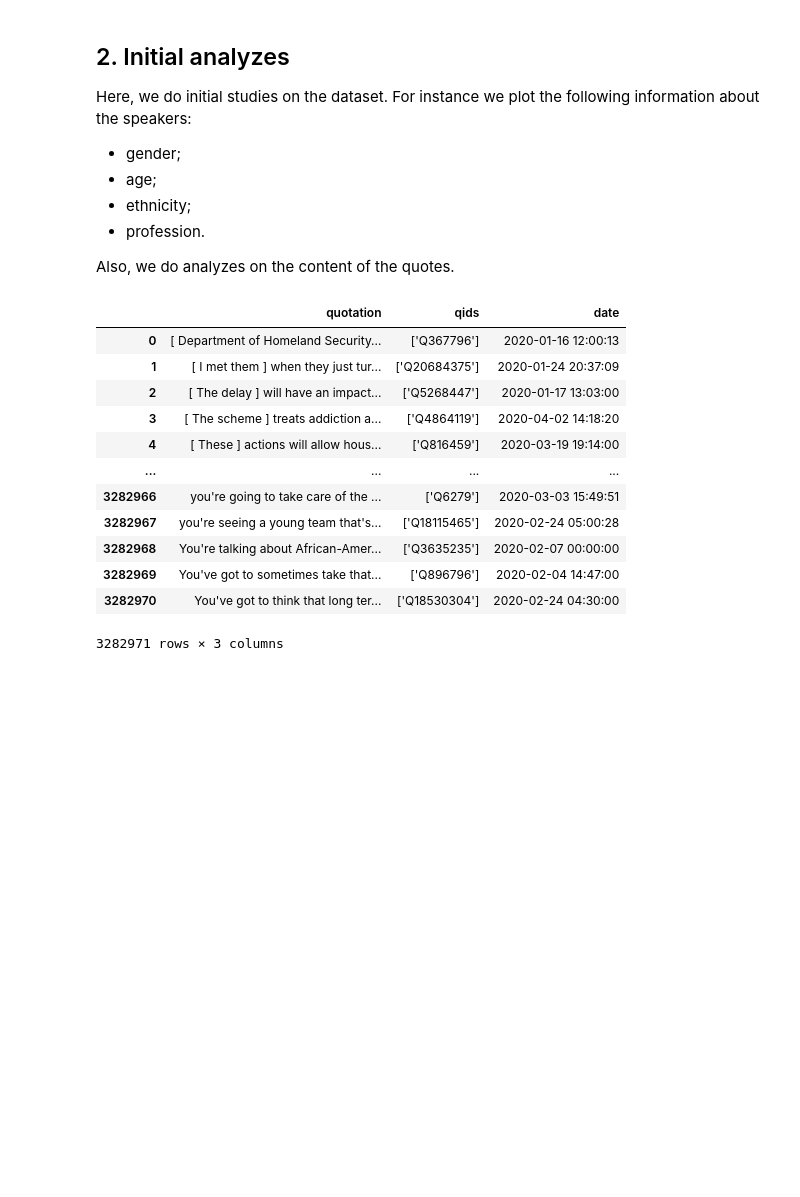
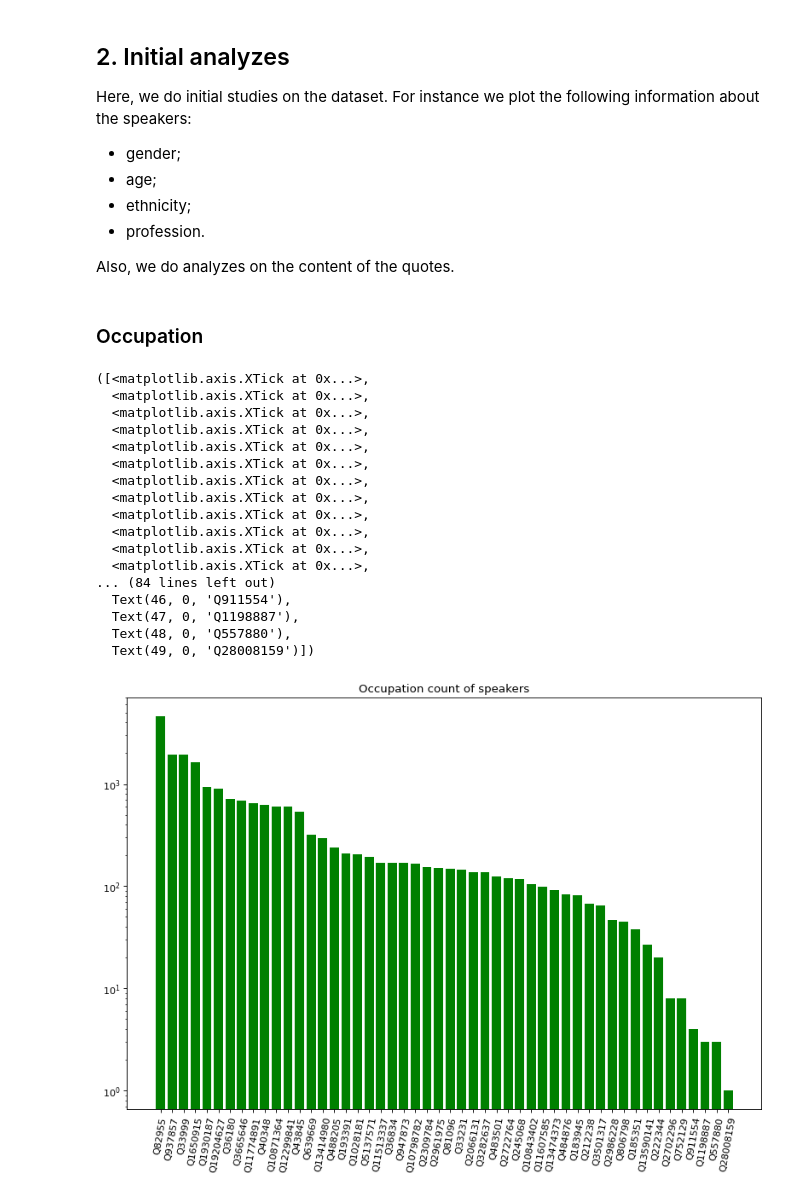
Before and after one commit to epfl-ada/ada-2021-project-quotebankers, a Jupyter notebook: initial_analysys.ipynb, the cells around one changed output. Cells and saved outputs as stored; diff of their text form; code cells hidden in the pictures; blank space fills up the shorter version.

Commit message:
Plotted persons occupations. Missing to translate qids to actual professions

```diff
--- a/initial_analysys.ipynb
+++ b/initial_analysys.ipynb
@@ -108,16 +74,50 @@ df = df.drop(columns=['probas', 'speaker'])
-# %%
-df
-# %% [output]
-|  | quotation | qids | date |
-| 0 | [ Department of Homeland Security... | ['Q367796'] | 2020-01-16 12:00:13 |
-| 1 | [ I met them ] when they just tur... | ['Q20684375'] | 2020-01-24 20:37:09 |
-| 2 | [ The delay ] will have an impact... | ['Q5268447'] | 2020-01-17 13:03:00 |
-| 3 | [ The scheme ] treats addiction a... | ['Q4864119'] | 2020-04-02 14:18:20 |
-| 4 | [ These ] actions will allow hous... | ['Q816459'] | 2020-03-19 19:14:00 |
-| ... | ... | ... | ... |
-| 3282966 | you're going to take care of the ... | ['Q6279'] | 2020-03-03 15:49:51 |
-| 3282967 | you're seeing a young team that's... | ['Q18115465'] | 2020-02-24 05:00:28 |
-| 3282968 | You're talking about African-Amer... | ['Q3635235'] | 2020-02-07 00:00:00 |
-| 3282969 | You've got to sometimes take that... | ['Q896796'] | 2020-02-04 14:47:00 |
-| 3282970 | You've got to think that long ter... | ['Q18530304'] | 2020-02-24 04:30:00 |
-3282971 rows × 3 columns
+# %%
+df = pd.read_csv('data/clean-quotes-2020.bz2', compression='bz2')
+df = df.sample(n=100_000, random_state=1)
+
+author_attributes = pd.read_parquet('data/speaker_attributes.parquet')
+author_attributes.set_index('id', inplace=True)
+# %% [markdown]
+### Occupation
+# %%
+# Get the unique qids from the quotations df, we don't want to count the same speaker more than once:
+unique_qids = df.qids.unique().tolist()
+
+# Out of unique_qids, keep the qids of unambiguous authors whose qid exists in the parquet file:
+wanted_qids = [eval(qid)[0] for qid in unique_qids if len(eval(qid)) == 1 and eval(qid)[0] in author_attributes.index]
+
+# Get the rows of the authors having the wanted qids
+authors = author_attributes.loc[wanted_qids]
+
+# Get the authors occupations and count them
+occupation_ids = [occ_id[0] for occ_id in authors.occupation.values if not occ_id is None]
+occupation_count = Counter(occupation_ids)
+occupation_count_sorted = dict(sorted(occupation_count.items(), key=lambda x: x[1], reverse=True))
+top_50_occupations = dict(itertools.islice(occupation_count.items(), 50))
+top_50_occupations_sorted = dict(sorted(top_50_occupations.items(), key=lambda x: x[1], reverse=True))
+
+# Plot
+# %%
+plt.figure(figsize=(12, 8), dpi=80)
+plt.title('Occupation count of speakers')
+plt.bar(top_50_occupations_sorted.keys(), top_50_occupations_sorted.values(), color='g', log=True)
+plt.xticks(range(len(top_50_occupations_sorted.keys())), top_50_occupations_sorted.keys(), rotation=80)
+# %% [output]
+([<matplotlib.axis.XTick at 0x...>,
+  <matplotlib.axis.XTick at 0x...>,
+  <matplotlib.axis.XTick at 0x...>,
+  <matplotlib.axis.XTick at 0x...>,
+  <matplotlib.axis.XTick at 0x...>,
+  <matplotlib.axis.XTick at 0x...>,
+  <matplotlib.axis.XTick at 0x...>,
+  <matplotlib.axis.XTick at 0x...>,
+  <matplotlib.axis.XTick at 0x...>,
+  <matplotlib.axis.XTick at 0x...>,
+  <matplotlib.axis.XTick at 0x...>,
+  <matplotlib.axis.XTick at 0x...>,
+... (84 lines left out)
+  Text(46, 0, 'Q911554'),
+  Text(47, 0, 'Q1198887'),
+  Text(48, 0, 'Q557880'),
+  Text(49, 0, 'Q28008159')])
+[figure, added]
```
Also changed, not shown: parts of 8 cells of this notebook.
